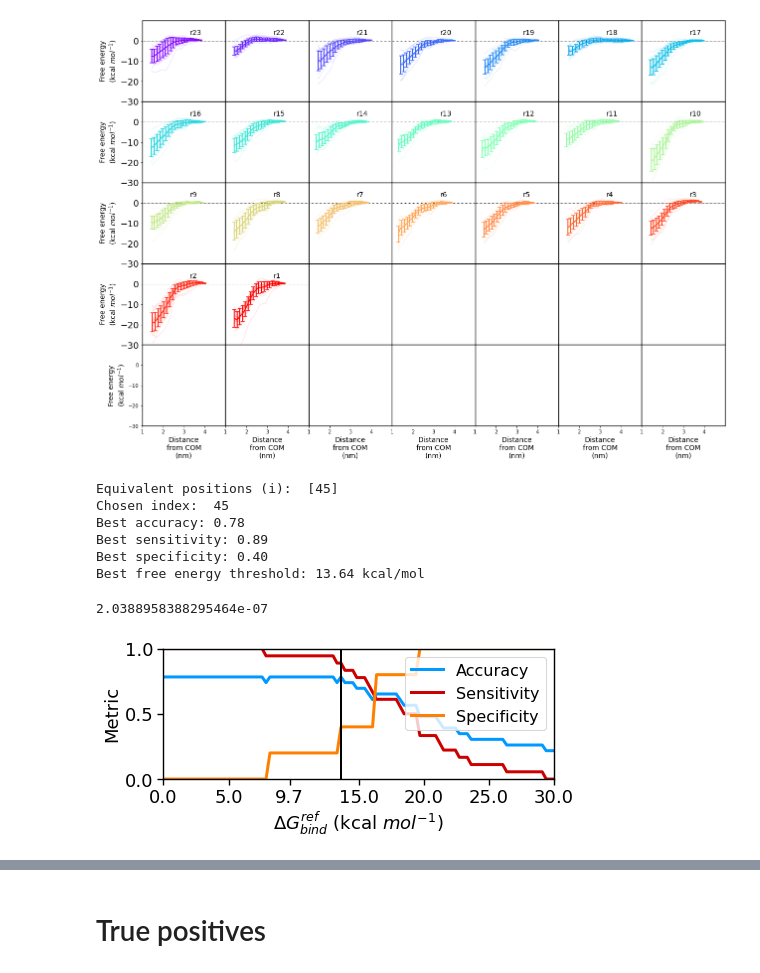
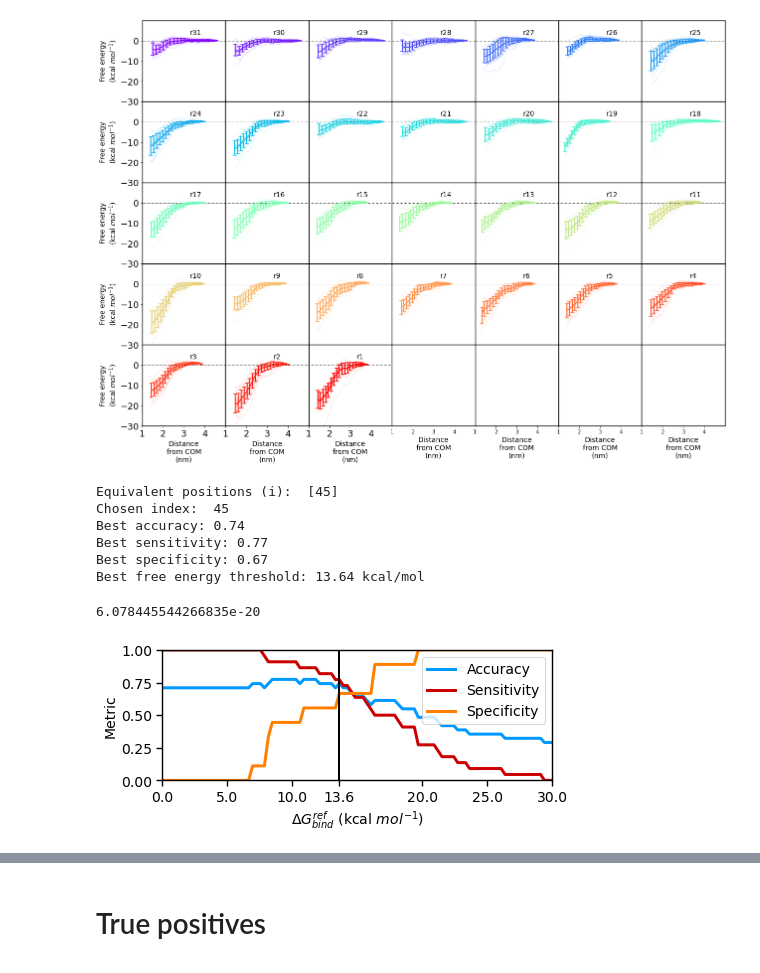
Before and after one commit to cebasfu93/NanoScreener, a Jupyter notebook: Mixtures/PMF_analysis.ipynb, the cells around one changed output, grey strips where cells are left out. Saved outputs shown, nothing was run; the diff lists cells and outputs as text; code cells hidden in the pictures.

```diff
--- a/Mixtures/PMF_analysis.ipynb
+++ b/Mixtures/PMF_analysis.ipynb
@@ -104,8 +107,8 @@ DATA['DG_Std'] = DATA.Score.apply(proc.boltz_std) #ste
 # %%
 #Puts dyad number as index (for thesis plots)
 DATA['System'] = DATA.index
-#DATA.set_index(np.array(['r'+str(i) for i in np.linspace(31,1,31,dtype='int')]), inplace=True)
-DATA.set_index(np.array(['r'+str(i) for i in np.linspace(23,1,23,dtype='int')]), inplace=True)
+DATA.set_index(np.array(['r'+str(i) for i in np.linspace(31,1,31,dtype='int')]), inplace=True)
+#DATA.set_index(np.array(['r'+str(i) for i in np.linspace(23,1,23,dtype='int')]), inplace=True)
 # %%
 np.set_printoptions(threshold=100)
 DATA.drop(['DG_Mean','DG_Std'], axis=1).to_csv("S36/DATA.csv")
@@ -175,7 +178,7 @@ for ax in axs[-1,:]:
 plt.show()
 plt.close()
 # %% [output]
-[figure, old version]
+[figure, new version]
 # %%
 def metric_gridsearch_dg(j_space, data=DATA):
     accuracy, sensitivity, specificity = [], [], []
@@ -190,12 +193,12 @@ def metric_gridsearch_dg(j_space, data=DATA):
     return accuracy, sensitivity, specificity
 dg_thres = np.linspace(0,30, 100)
 acc, sens, spec = metric_gridsearch_dg(dg_thres, DATA)
-#opt_array = 0.5*(sens+spec)
-#decide_array = acc*1
+opt_array = 0.5*(sens+spec)
+decide_array = acc*1
 #opt_array = acc*1
 #decide_array = 0.5*(sens+spec)
-opt_array = (acc+sens+spec)
-decide_array = (acc+sens+spec)
+#opt_array = (acc+sens+spec)
+#decide_array = (acc+sens+spec)
 best_ndxs = np.where(opt_array==np.max(opt_array))[0]
 best_ndx = best_ndxs[0]
 #best_ndx = 32 #triple point
@@ -212,37 +215,36 @@ ks, p_val = ks_2samp(bind_scores, unbind_scores)
 # %% [output]
 Equivalent positions (i):  [45]
 Chosen index:  45
-Best accuracy: 0.78
-Best sensitivity: 0.89
-Best specificity: 0.40
+Best accuracy: 0.74
+Best sensitivity: 0.77
+Best specificity: 0.67
 Best free energy threshold: 13.64 kcal/mol
 # %%
 print(p_val)
 # %% [output]
-2.0388958388295464e-07
+6.078445544266835e-20
 # %%
 fig = plt.figure(figsize=(7,2.4))
 ax = plt.axes()
 ax.set_xlim(0,30)
 ax.set_ylim(0,1)
 ax.plot(dg_thres, acc, lw=3, label='Accuracy', c=(0,0.6,1))
 ax.plot(dg_thres, sens, lw=3, label='Sensitivity', c=(0.8,0,0))
 ax.plot(dg_thres, spec, lw=3, label='Specificity', c=(1.0,0.5,0))
-ax.set_xlabel(r'$\Delta G_{bind}^{ref}$ (kcal $mol^{-1}$)', fontsize=Z)
-ax.set_ylabel('Metric', fontsize=Z)
-ax.legend(fontsize=Z-2, loc='upper right')
-ax.tick_params(labelsize=Z, size=6, width=1.4)
-ax.set_xticks([0,5,9.697,15,20,25,30])
-ax.set_xticklabels([0.0,5.0,9.7,15.0,20.0,25.0,30.0])
+ax.set_xlabel(r'$\Delta G_{bind}^{ref}$ (kcal $mol^{-1}$)', fontsize=Z-4)
+ax.set_ylabel('Metric', fontsize=Z-4)
+ax.legend(fontsize=Z-4, loc='upper right')
+ax.tick_params(labelsize=Z-4, size=6, width=1.4)
+ax.set_xticks([0,5,10,13.6,20,25,30])
+
 ax.set_yticks
 ax.axvline(best_dg, c='k', lw=2)
 plt.savefig("S36/Accuracy/Metrics.png", format='png', dpi=300, bbox_inches='tight', transparent=True)
 plt.savefig("S36/Accuracy/Metrics.svg", format='svg', bbox_inches='tight', transparent=True)
-svg2emf("S36/Accuracy/Metrics.svg")
 plt.show()
 plt.close()
 # %% [output]
-[figure, old version]
+[figure, new version]
 # %%
 from importlib import reload
 reload(pp)
```
Also changed, not shown: parts of 19 cells of this notebook, 4 other files.
